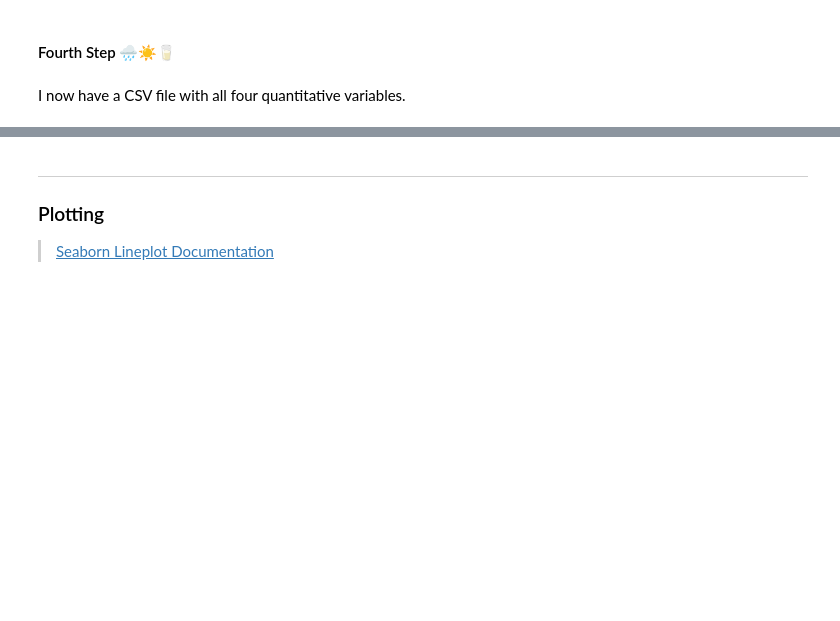
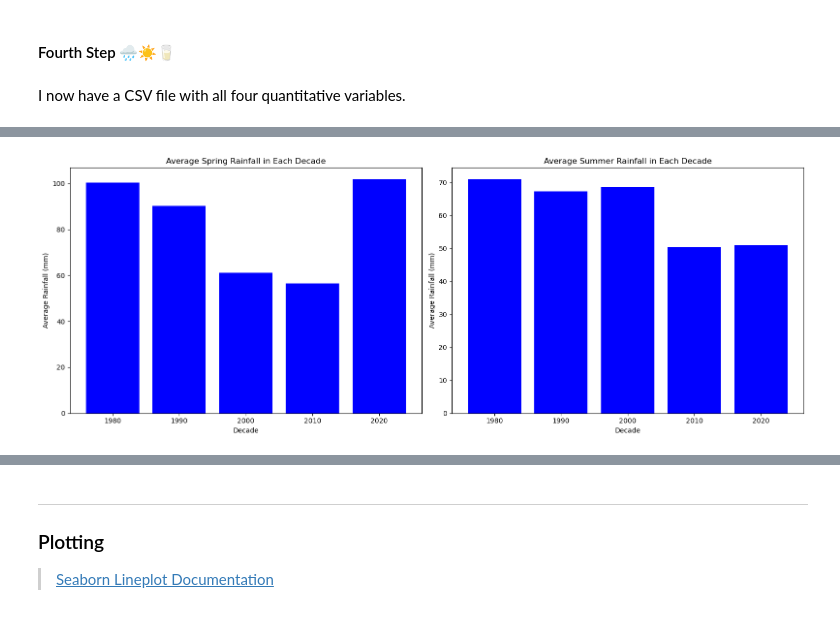
Before and after one commit to turps-pc90/PfDA_Assignment, a Jupyter notebook: PfDA_Assignment.ipynb, the cells around one changed output, grey strips where cells are left out. Drawn from its saved outputs; the diff is of its cells as text; code cells hidden in the pictures; blank space fills up the shorter version.

```diff
--- a/PfDA_Assignment.ipynb
+++ b/PfDA_Assignment.ipynb
@@ -359,0 +539,44 @@ irish_milk['Month'] = pd.to_datetime(irish_milk['Month'], format='%Y-%m')
+# %%
+# Extract decades and average temperatures from avg_rainfall_dict
+decades_spring_rain = []
+avg_rain_spring = []
+
+decades_summer_rain = []
+avg_rain_summer = []
+
+# Loop through the items in avg_rainfall_dict
+for key, value in avg_rainfall_dict.items():
+    # Filter only Spring and Summer averages
+    if 'Spring' in key:
+        # Take value before '_' for decade value
+        decade = key.split('_')[0]
+        # Append extracted decade value to decades_spring_rain list for use on x-axis
+        decades_spring_rain.append(decade)
+        avg_rain_spring.append(value)
+    elif 'Summer' in key:
+        # Take value before '_' for decade value
+        decade = key.split('_')[0]
+        # Append extracted decade value to decades_summer_rain list for use on x-axis
+        decades_summer_rain.append(decade)
+        avg_rain_summer.append(value)
+
+# Plotting
+fig, axes = plt.subplots(nrows=1, ncols=2, figsize=(16, 6))
+
+# Plotting Spring Rainfall
+axes[0].bar(decades_spring_rain, avg_rain_spring, color='blue')
+axes[0].set_title('Average Spring Rainfall in Each Decade')
+axes[0].set_xlabel('Decade')
+axes[0].set_ylabel('Average Rainfall (mm)')
+
+# Plotting Summer Rainfall
+axes[1].bar(decades_summer_rain, avg_rain_summer, color='blue')
+axes[1].set_title('Average Summer Rainfall in Each Decade')
+axes[1].set_xlabel('Decade')
+axes[1].set_ylabel('Average Rainfall (mm)')
+
+# Adjust layout to prevent overlapping
+plt.tight_layout()
+plt.show()
+# %% [output]
+[figure, added]
```
Also changed, not shown: parts of 13 cells of this notebook.
